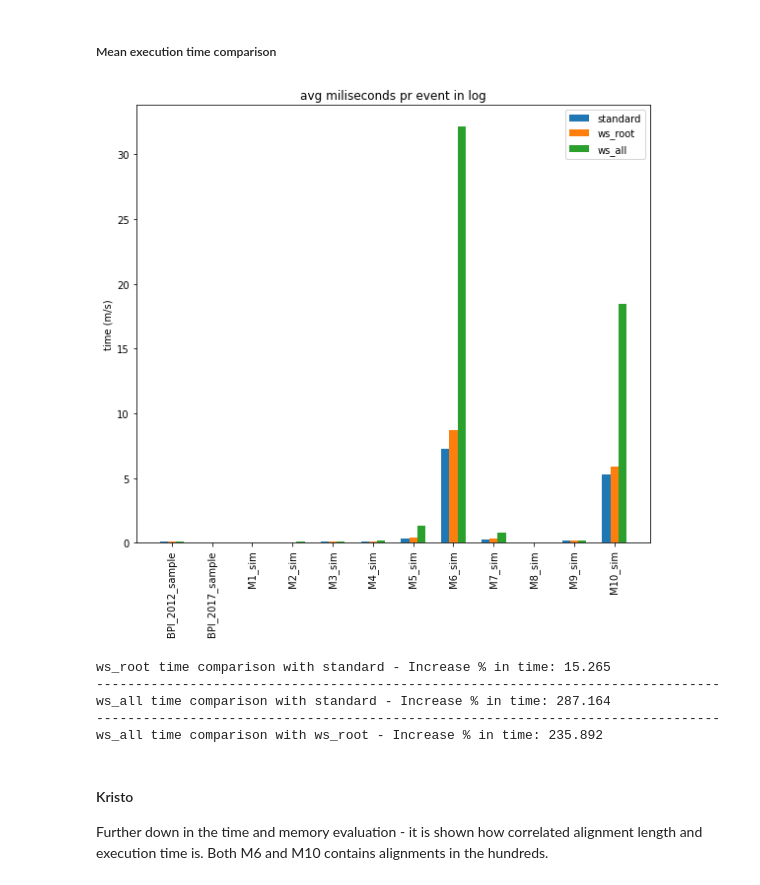
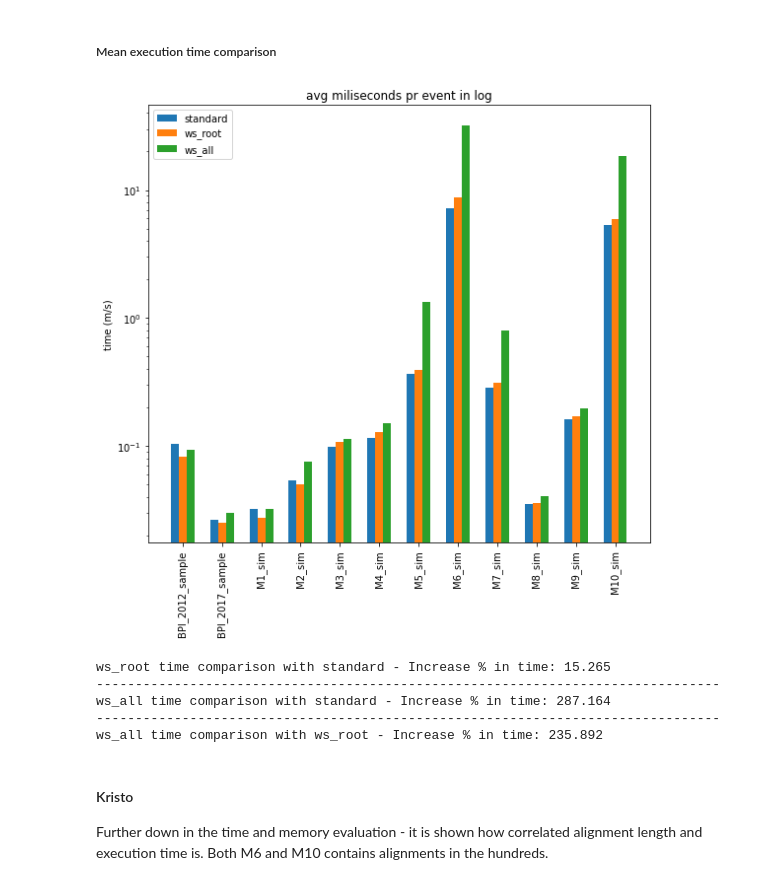
Before and after one commit to MaxTNielsen/ConformanceCheckingUsingTries, a Jupyter notebook: Jupyter/analysis.ipynb, the cells around one changed output. Saved outputs shown, nothing was run; the diff lists cells and outputs as text; code cells hidden in the pictures.

```diff
--- a/Jupyter/analysis.ipynb
+++ b/Jupyter/analysis.ipynb
@@ -282,7 +280,7 @@ no_compl_no_conf_dict, dict_keys = get_dataset_metrics(
 #     INPUT_DIR+"/tripleocc_runs/no_compl_min", dims=dims_25, avg_costs=avg_costs_25, regex_f=extract_filename)
 no_conf_ws_all_states_dict, _  = get_dataset_metrics(
     INPUT_DIR+"/tripleocc_runs/no_conf_ws_all_states", dims=dims_25, avg_costs=avg_costs_25, regex_f=extract_filename)
-no_conf_ws_root_dict, _ = get_dataset_metrics(
+no_conf_ws_root_dict, dict_keys_ = get_dataset_metrics(
     INPUT_DIR+"/tripleocc_runs/no_conf_ws_root", dims=dims_25, avg_costs=avg_costs_25, regex_f=extract_filename)
 # %% [markdown]
 ### Completeness
@@ -370,15 +377,15 @@ Decrease % in conformance: -1.27
 ##### Mean execution time comparison
 # %%
 plot_bar_chart_comparison(validation.normal_output, no_compl_no_conf_compl_stats,
-                          no_conf_ws_root_stats, no_conf_ws_all_stats,'time', ['standard', 'ws_root', 'ws_all'], "time (m/s)", "avg miliseconds pr event in log")
+                          no_conf_ws_root_stats, no_conf_ws_all_stats,'time', ['standard', 'ws_root', 'ws_all'], "time (m/s)", "avg miliseconds pr event in log", True)
 
 print("ws_root time comparison with standard - "+print_procentual('time','time',no_conf_ws_root_stats, no_compl_no_conf_compl_stats))
 print(40*"--")
 print("ws_all time comparison with standard - "+print_procentual('time','time',no_conf_ws_all_stats, no_compl_no_conf_compl_stats))
 print(40*"--")
 print("ws_all time comparison with ws_root - "+print_procentual('time','time',no_conf_ws_all_stats, no_conf_ws_root_stats))
 # %% [output]
-[figure, old version]
+[figure, new version]
 ws_root time comparison with standard - Increase % in time: 15.265
 --------------------------------------------------------------------------------
 ws_all time comparison with standard - Increase % in time: 287.164
```
Also changed, not shown: parts of 5 cells of this notebook, 2 other files.
